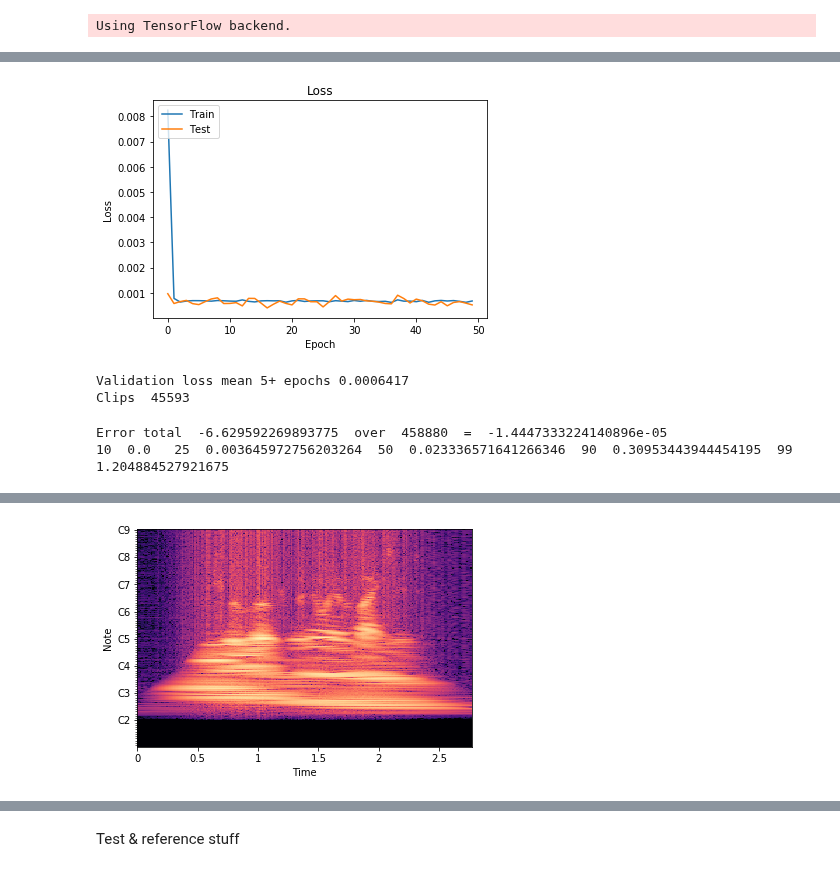
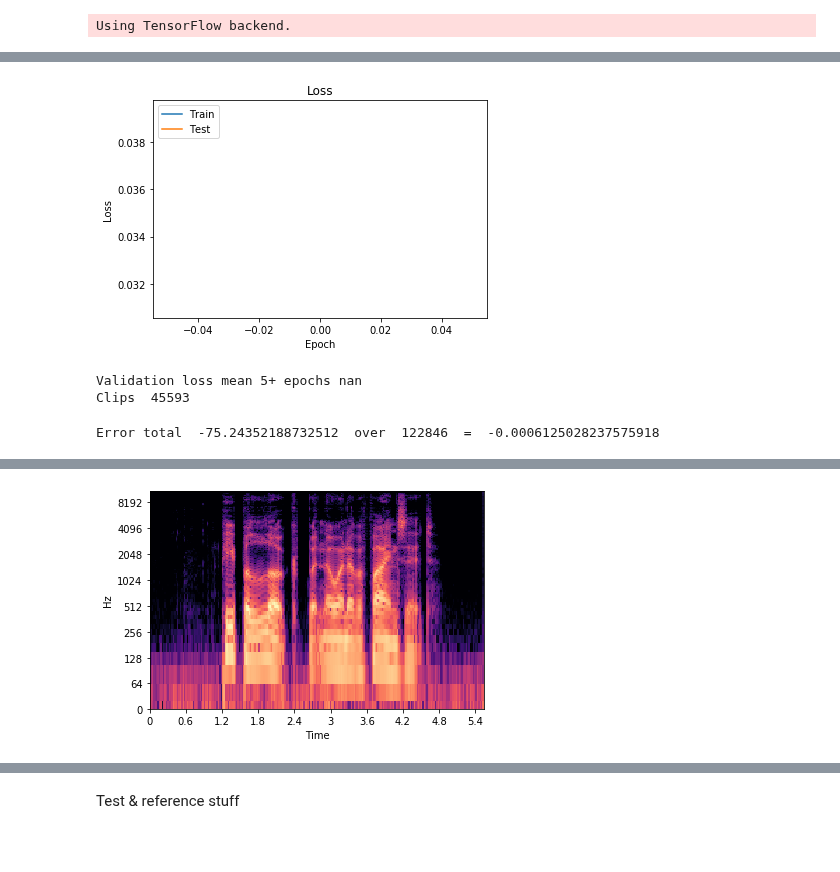
Before and after one commit to dweih/AudioCleaning, a Jupyter notebook: NN Audio Test.ipynb, the cells around one changed output, grey strips where cells are left out. Cells and saved outputs as stored; diff of their text form; code cells hidden in the pictures; blank space fills up the shorter version.

```diff
--- a/NN Audio Test.ipynb
+++ b/NN Audio Test.ipynb
@@ -47,8 +48,13 @@ WINDOW_SIZE = 25  # Has to be odd
 TARGET_COL = WINDOW_SIZE//2
 
 # cqt related
-FFT_BINS = 960 # function of items below
+FFT_BINS = 257 # function of items below
 HOP_LENGTH = 256
+
+# stft values
+N_FFT = 512 # Recommended for speech, music typically 2048
+
+# cqt values
 BINS_PER_OCTAVE = 12 * 10
 FMIN = librosa.note_to_hz('C1')
 OCTAVES = 8
@@ -72,11 +78,13 @@ def hpf(ft):
     return ft
 
 def get_ft(wav):
-    c = librosa.cqt(wav, hop_length=HOP_LENGTH, fmin=FMIN, n_bins=OCTAVES*BINS_PER_OCTAVE, bins_per_octave=BINS_PER_OCTAVE)
-    return hpf(c)
+    #c = librosa.cqt(wav, hop_length=HOP_LENGTH, fmin=FMIN, n_bins=OCTAVES*BINS_PER_OCTAVE, bins_per_octave=BINS_PER_OCTAVE)
+    c = librosa.stft(wav, hop_length=HOP_LENGTH, n_fft=N_FFT)
+    return c
 
 def inv_ft(ft):
-    return librosa.icqt(ft, hop_length=HOP_LENGTH, bins_per_octave=BINS_PER_OCTAVE)
+    #return librosa.icqt(ft, hop_length=HOP_LENGTH, bins_per_octave=BINS_PER_OCTAVE)
+    return librosa.istft(ft, hop_length=HOP_LENGTH)
 # %%
 # Creating data from clip wave file
 # Optimization - does frames for each clip in preallocated array
@@ -115,7 +126,7 @@ fft = get_ft(wav)
 # Iterate over clean & noisy folders to create frames and targets
 def create_data(root, max_files = 50):
     clean_dir = root + "\\Clean\\"
-    noisy_dir = root + "\\Clean\\"
+    noisy_dir = root + "\\Noisy\\"
     frames = np.empty(shape=(0,FFT_BINS,WINDOW_SIZE,2))
     targets = np.empty(shape=(0,2*FFT_BINS))
     i = 0
@@ -188,3 +194,3 @@ None
 # %%
-hist = model.fit([frames, frames[:,:,TARGET_COL:TARGET_COL+1,:]], targets, epochs=50, batch_size=32, validation_split=0.05)
+hist = model.fit([frames, frames[:,:,TARGET_COL:TARGET_COL+1,:]], targets, epochs=1, batch_size=32, validation_split=0.05)
 # %% [output]
@@ -225,43 +217,36 @@ print("Clips ", frames.shape[0])
 
 #Add verification means for 1-10, 11-20, 21-30?  Or slope for different ranges?
 # %% [output]
-[figure, old version]
+[figure, new version]
-Validation loss mean 5+ epochs 0.0006417
+Validation loss mean 5+ epochs nan
 Clips  45593
 # %%
 # Full round trip test
 
 verify_file = "Assets\\DataShareArchive\\Test\\Clean\\p232_010.wav"
 verify_frames = clip_frames(verify_file)
 verify_targets = clip_targets(verify_file)
 
 output_targets = model.predict([verify_frames, verify_frames[:,:,TARGET_COL:TARGET_COL+1,:]])
 
 err = verify_targets - output_targets
 print("Error total ", np.sum(err), " over ", err.shape[0] * err.shape[1], " = ", np.sum(err)/(err.shape[0] * err.shape[1]))
 
 
 p_fft = targets_to_fft(output_targets)
 #p_fft = targets_to_fft(verify_targets)
 
-p_fft = hpf(p_fft)
-
 def display_fft(ft):
-    librosa.display.specshow(librosa.amplitude_to_db(np.abs(ft), ref=np.max), y_axis='cqt_note', x_axis='time', hop_length=HOP_LENGTH, fmin=FMIN,  bins_per_octave=BINS_PER_OCTAVE)
-    #librosa.display.specshow(np.abs(ft), y_axis='cqt_note', x_axis='time', hop_length=HOP_LENGTH, fmin=FMIN,  bins_per_octave=BINS_PER_OCTAVE)
-
-db = np.abs(p_fft)
-
-print("10 ", np.percentile(db,10), "  25 ", np.percentile(db,25), " 50 ", np.percentile(db,50), " 90 ", np.percentile(db,90), " 99 ", np.percentile(db,99))
+    #librosa.display.specshow(librosa.amplitude_to_db(np.abs(ft), ref=np.max), y_axis='cqt_note', x_axis='time', hop_length=HOP_LENGTH, fmin=FMIN,  bins_per_octave=BINS_PER_OCTAVE)
+    librosa.display.specshow(librosa.amplitude_to_db(np.abs(fft), ref=np.max), y_axis='log', x_axis='time')
 
 display_fft(p_fft)
 p_wav = inv_ft(p_fft)
 Audio(p_wav,rate=22050)
 # %% [output]
-Error total  -6.629592269893775  over  458880  =  -1.4447333224140896e-05
-10  0.0   25  0.003645972756203264  50  0.023336571641266346  90  0.30953443944454195  99  1.204884527921675
+Error total  -75.24352188732512  over  122846  =  -0.0006125028237575918
 [interactive output not drawn]
-[figure, old version]
+[figure, new version]
 # %%
 ft = clip_frames(test_file)
 tt = clip_targets(test_file)
```
Also changed, not shown: parts of 11 cells of this notebook, 2 other files.
